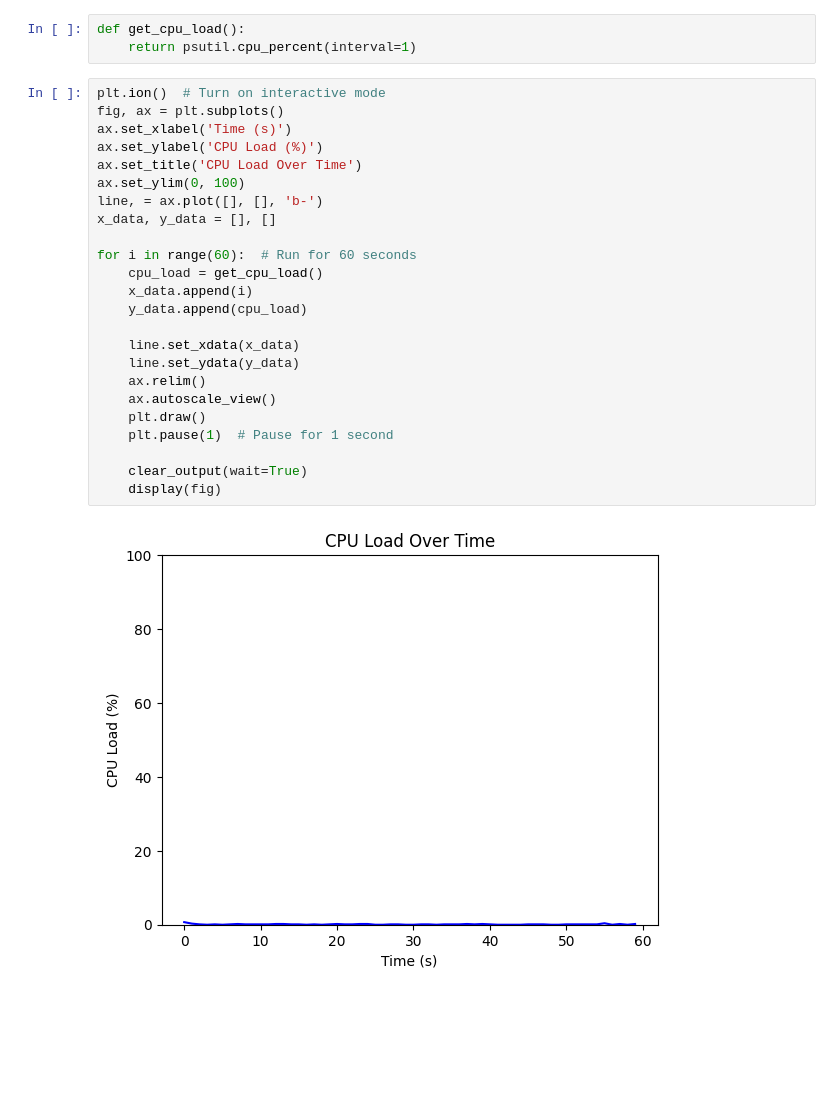
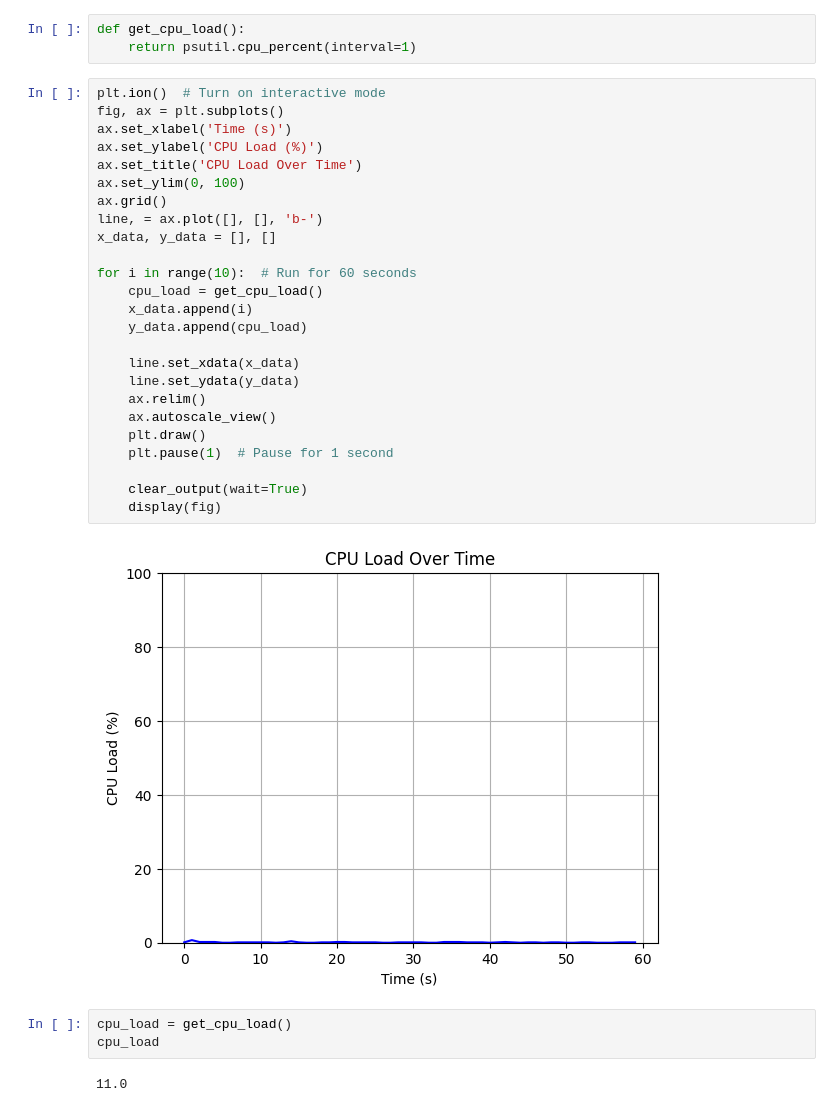
Before and after one commit to Vitalya777/Projects, a Jupyter notebook: ExampleFiles/display_CPU.ipynb, the cells around one changed output. Drawn from its saved outputs; the diff is of its cells as text; blank space fills up the shorter version.

```diff
--- a/ExampleFiles/display_CPU.ipynb
+++ b/ExampleFiles/display_CPU.ipynb
@@ -9,26 +9,32 @@ def get_cpu_load():
 # %%
 plt.ion()  # Turn on interactive mode
 fig, ax = plt.subplots()
 ax.set_xlabel('Time (s)')
 ax.set_ylabel('CPU Load (%)')
 ax.set_title('CPU Load Over Time')
 ax.set_ylim(0, 100)
+ax.grid()
 line, = ax.plot([], [], 'b-')
 x_data, y_data = [], []
 
-for i in range(60):  # Run for 60 seconds
+for i in range(10):  # Run for 60 seconds
     cpu_load = get_cpu_load()
     x_data.append(i)
     y_data.append(cpu_load)
 
     line.set_xdata(x_data)
     line.set_ydata(y_data)
     ax.relim()
     ax.autoscale_view()
     plt.draw()
     plt.pause(1)  # Pause for 1 second
 
     clear_output(wait=True)
     display(fig)
 # %% [output]
-[figure, old version]
+[figure, new version]
+# %%
+cpu_load = get_cpu_load()
+cpu_load
+# %% [output]
+11.0
```
Also changed, not shown: 11 other files.
